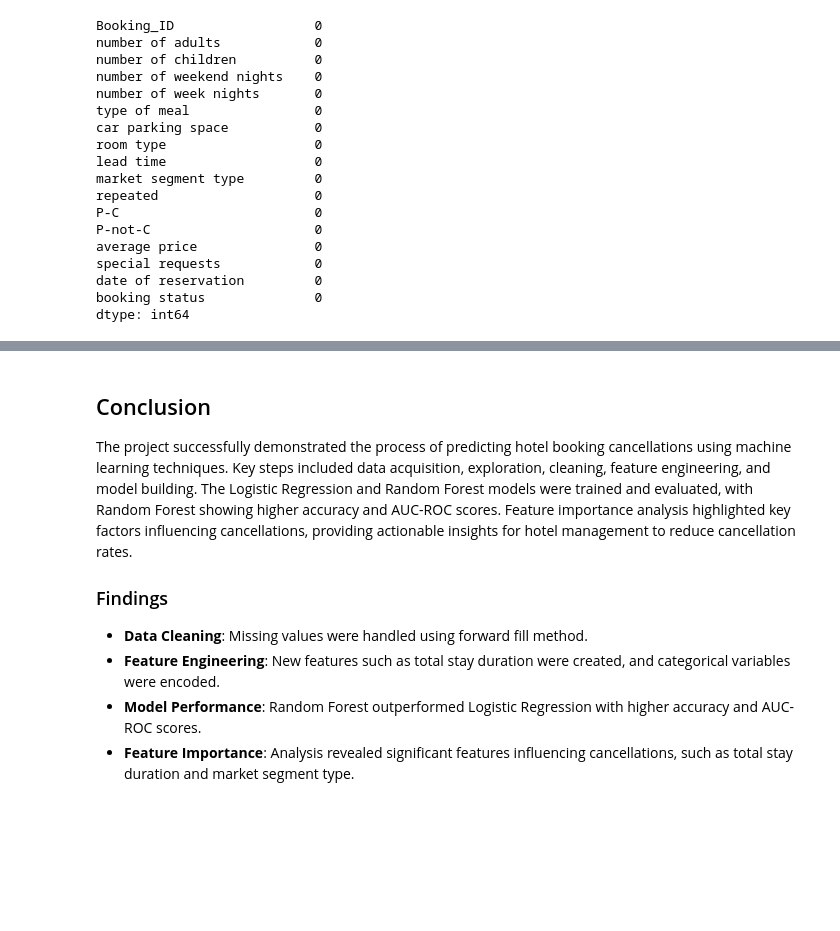
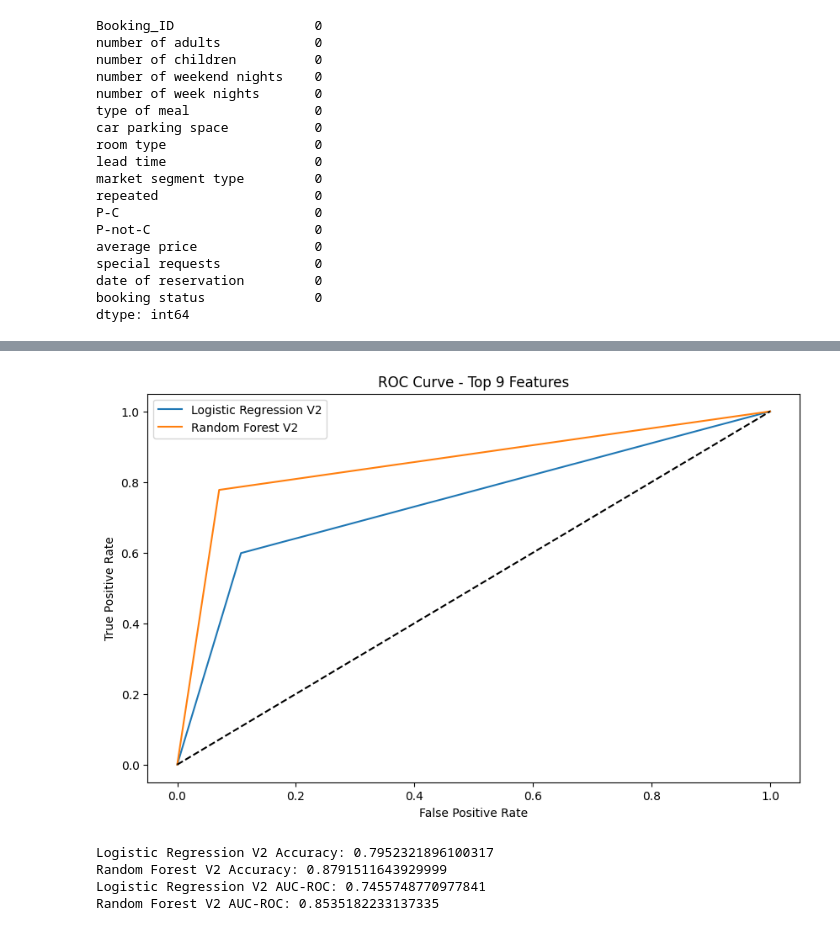
Before and after one commit to Nengock/hotel-booking-cancelation, a Jupyter notebook: Hotel_Booking_Cancellation_Prediction.ipynb, the cells around one changed output, grey strips where cells are left out. Saved outputs shown, nothing was run; the diff lists cells and outputs as text; code cells hidden in the pictures; blank space fills up the shorter version.

```diff
--- a/Hotel_Booking_Cancellation_Prediction.ipynb
+++ b/Hotel_Booking_Cancellation_Prediction.ipynb
@@ -167,9 +199,43 @@ plt.show()
-# %% [markdown]
-## Conclusion
-The project successfully demonstrated the process of predicting hotel booking cancellations using machine learning techniques. Key steps included data acquisition, exploration, cleaning, feature engineering, and model building. The Logistic Regression and Random Forest models were trained and evaluated, with Random Forest showing higher accuracy and AUC-ROC scores. Feature importance analysis highlighted key factors influencing cancellations, providing actionable insights for hotel management to reduce cancellation rates.
-
-### Findings
-- **Data Cleaning**: Missing values were handled using forward fill method.
-- **Feature Engineering**: New features such as total stay duration were created, and categorical variables were encoded.
-- **Model Performance**: Random Forest outperformed Logistic Regression with higher accuracy and AUC-ROC scores.
-- **Feature Importance**: Analysis revealed significant features influencing cancellations, such as total stay duration and market segment type.
+# %%
+# Select the top 9 most important features
+top_9_features = feature_importances.index[:9]
+X_top_9 = X[top_9_features]
+
+# Split the data into training and testing sets using the top 9 features
+X_train_top_9, X_test_top_9, y_train, y_test = train_test_split(X_top_9, y, test_size=0.2, random_state=42)
+
+# Train classification models using the top 9 features
+log_reg_v2 = LogisticRegression(max_iter=5000)
+log_reg_v2.fit(X_train_top_9, y_train)
+rf_clf_v2 = RandomForestClassifier(n_estimators=100)
+rf_clf_v2.fit(X_train_top_9, y_train)
+
+# Evaluate model performance using the top 9 features
+log_reg_v2_pred = log_reg_v2.predict(X_test_top_9)
+rf_clf_v2_pred = rf_clf_v2.predict(X_test_top_9)
+
+# Calculate ROC curve for the second version of the models
+log_reg_v2_fpr, log_reg_v2_tpr, _ = roc_curve(y_test, log_reg_v2_pred)
+rf_clf_v2_fpr, rf_clf_v2_tpr, _ = roc_curve(y_test, rf_clf_v2_pred)
+
+# Plot ROC curve for the second version of the models
+plt.figure(figsize=(10, 6))
+plt.plot(log_reg_v2_fpr, log_reg_v2_tpr, label='Logistic Regression V2')
+plt.plot(rf_clf_v2_fpr, rf_clf_v2_tpr, label='Random Forest V2')
+plt.plot([0, 1], [0, 1], 'k--')  # Diagonal line
+plt.xlabel('False Positive Rate')
+plt.ylabel('True Positive Rate')
+plt.title('ROC Curve - Top 9 Features')
+plt.legend()
+plt.show()
+
+print('Logistic Regression V2 Accuracy:', accuracy_score(y_test, log_reg_v2_pred))
+print('Random Forest V2 Accuracy:', accuracy_score(y_test, rf_clf_v2_pred))
+print('Logistic Regression V2 AUC-ROC:', roc_auc_score(y_test, log_reg_v2_pred))
+print('Random Forest V2 AUC-ROC:', roc_auc_score(y_test, rf_clf_v2_pred))
+# %% [output]
+[figure, added]
+Logistic Regression V2 Accuracy: 0.7952321896100317
+Random Forest V2 Accuracy: 0.8791511643929999
+Logistic Regression V2 AUC-ROC: 0.7455748770977841
+Random Forest V2 AUC-ROC: 0.8535182233137335
```
Also changed, not shown: parts of 6 cells of this notebook.
